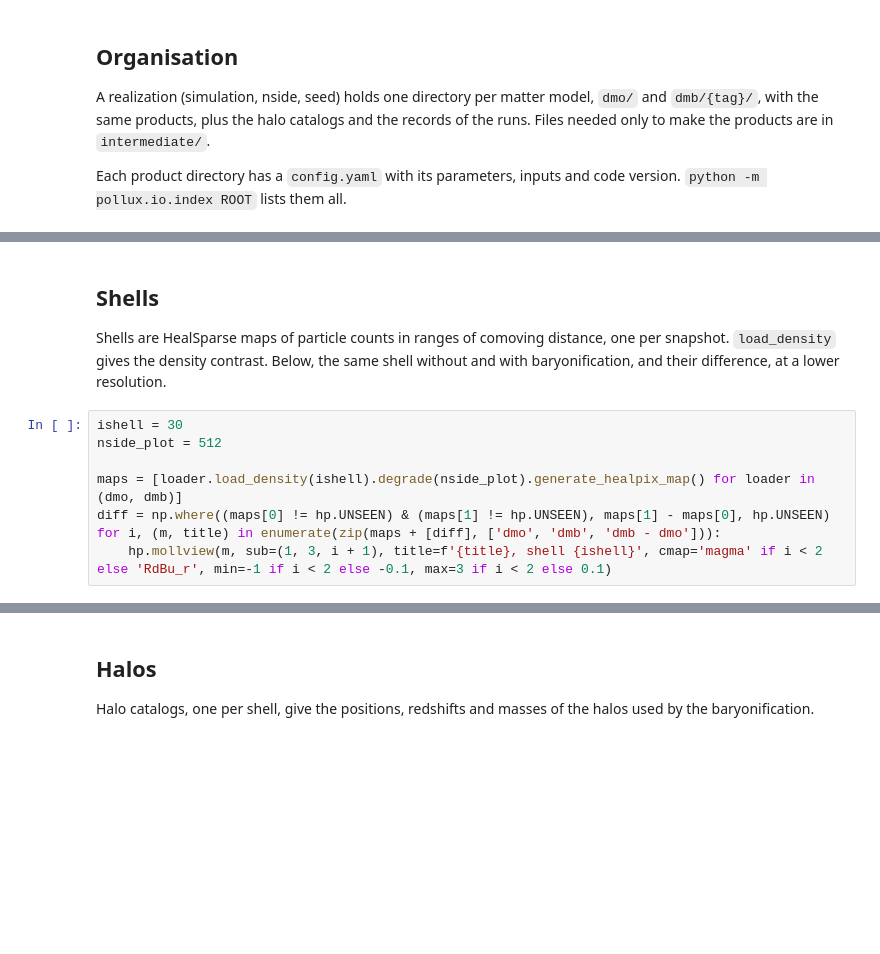
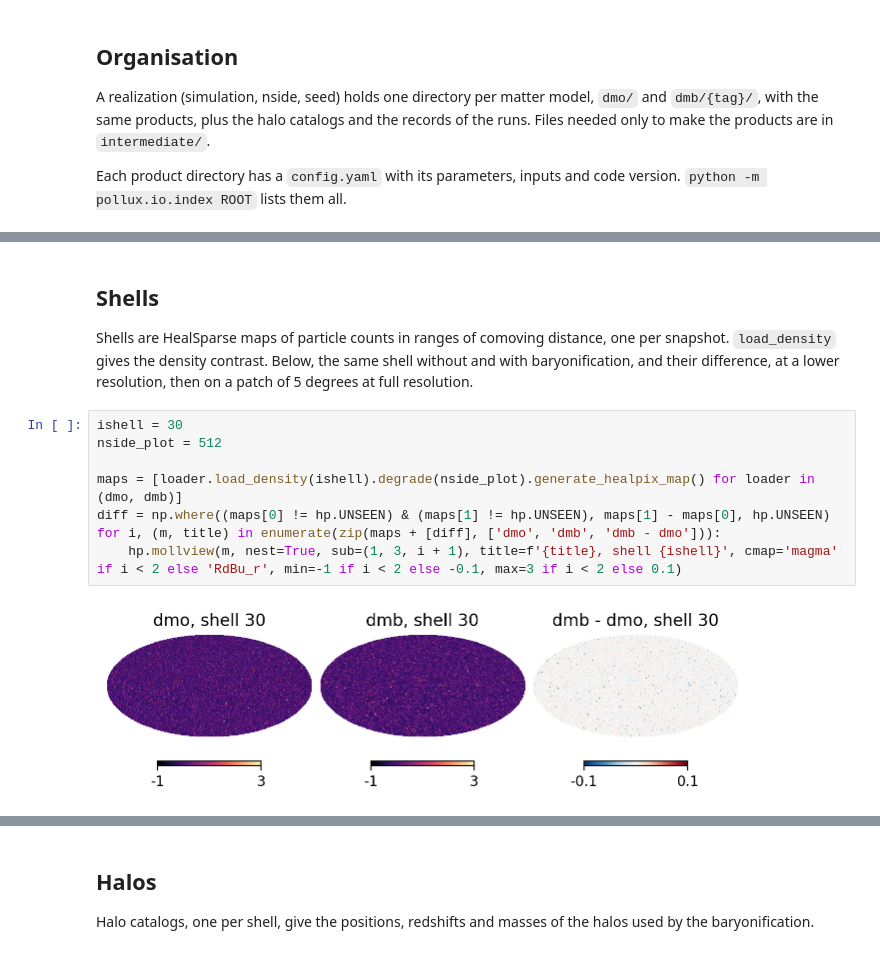
Before and after one commit to LSSTDESC/pollux, a Jupyter notebook: notebooks/02_products.ipynb, the cells around one changed output, grey strips where cells are left out. Drawn from its saved outputs; the diff is of its cells as text; blank space fills up the shorter version.

```diff
--- a/notebooks/02_products.ipynb
+++ b/notebooks/02_products.ipynb
@@ -42,12 +63,14 @@ print(yaml.safe_dump({k: config[k] for k in ('product', 'inputs', 'code_version'
 # %% [markdown]
 ## Shells
 
-Shells are HealSparse maps of particle counts in ranges of comoving distance, one per snapshot. `load_density` gives the density contrast. Below, the same shell without and with baryonification, and their difference, at a lower resolution.
+Shells are HealSparse maps of particle counts in ranges of comoving distance, one per snapshot. `load_density` gives the density contrast. Below, the same shell without and with baryonification, and their difference, at a lower resolution, then on a patch of 5 degrees at full resolution.
 # %%
 ishell = 30
 nside_plot = 512
 
 maps = [loader.load_density(ishell).degrade(nside_plot).generate_healpix_map() for loader in (dmo, dmb)]
 diff = np.where((maps[0] != hp.UNSEEN) & (maps[1] != hp.UNSEEN), maps[1] - maps[0], hp.UNSEEN)
 for i, (m, title) in enumerate(zip(maps + [diff], ['dmo', 'dmb', 'dmb - dmo'])):
-    hp.mollview(m, sub=(1, 3, i + 1), title=f'{title}, shell {ishell}', cmap='magma' if i < 2 else 'RdBu_r', min=-1 if i < 2 else -0.1, max=3 if i < 2 else 0.1)
+    hp.mollview(m, nest=True, sub=(1, 3, i + 1), title=f'{title}, shell {ishell}', cmap='magma' if i < 2 else 'RdBu_r', min=-1 if i < 2 else -0.1, max=3 if i < 2 else 0.1)
+# %% [output]
+[figure, added]
```
Also changed, not shown: parts of 7 cells of this notebook, 22 other files.
